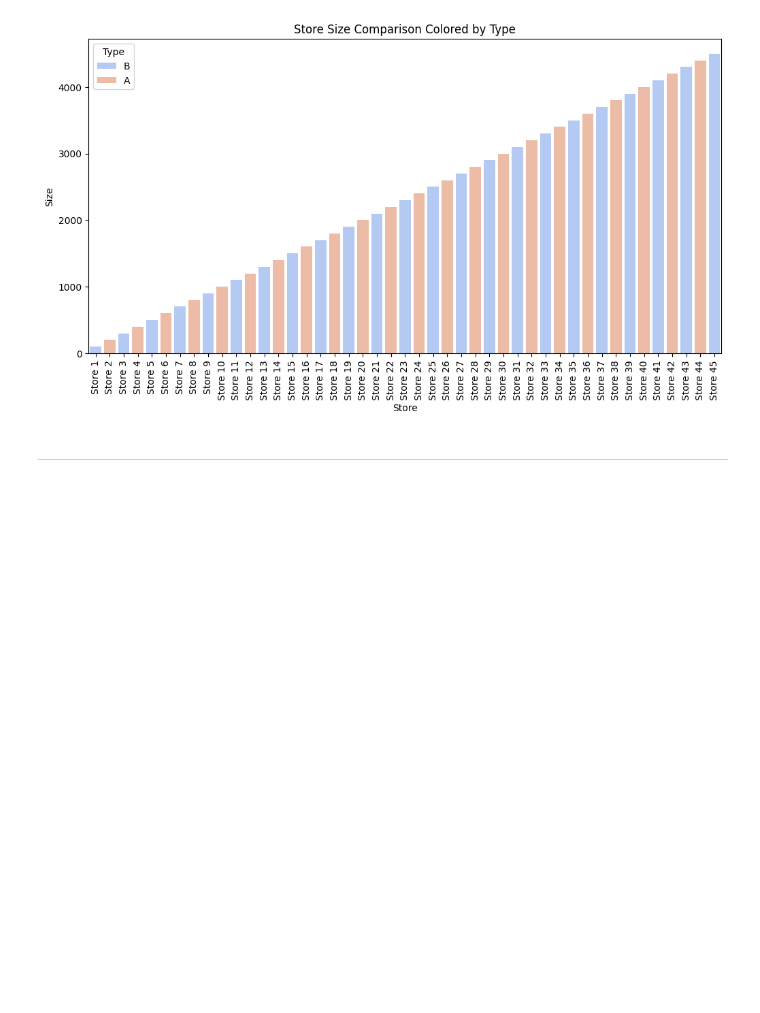
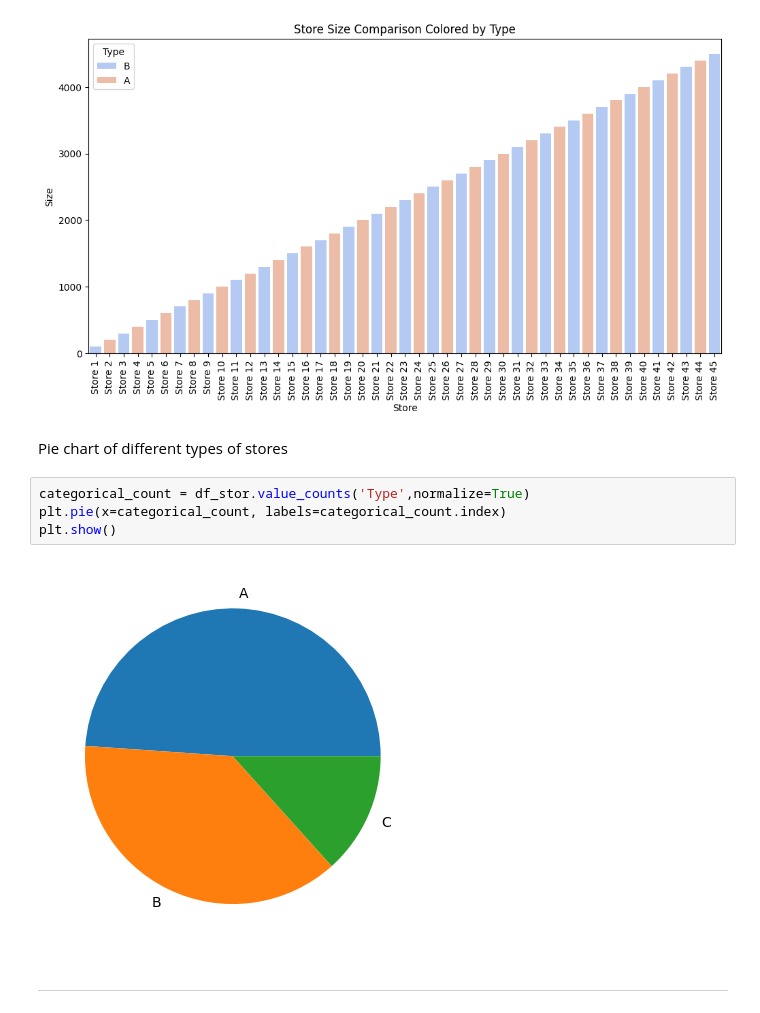
Before and after one commit to rmj9000/SalesDataAnalysis, a Jupyter notebook: jupyter_notebooks/02_DataVisualisations.ipynb, the cells around one changed output. Drawn from its saved outputs; the diff is of its cells as text; blank space fills up the shorter version.

Commit message:
added pie chart visualisation in notebook 02

```diff
--- a/jupyter_notebooks/02_DataVisualisations.ipynb
+++ b/jupyter_notebooks/02_DataVisualisations.ipynb
@@ -133,6 +133,14 @@ plt.xticks(rotation=90)  # Rotate x-axis labels for readability
 plt.show()
 # %% [output]
 [figure]
+# %% [markdown]
+Pie chart of different types of stores
+# %%
+categorical_count = df_stor.value_counts('Type',normalize=True)
+plt.pie(x=categorical_count, labels=categorical_count.index)
+plt.show()
+# %% [output]
+[figure, added]
 # %% [markdown]
 ---
 # %% [markdown]
```
